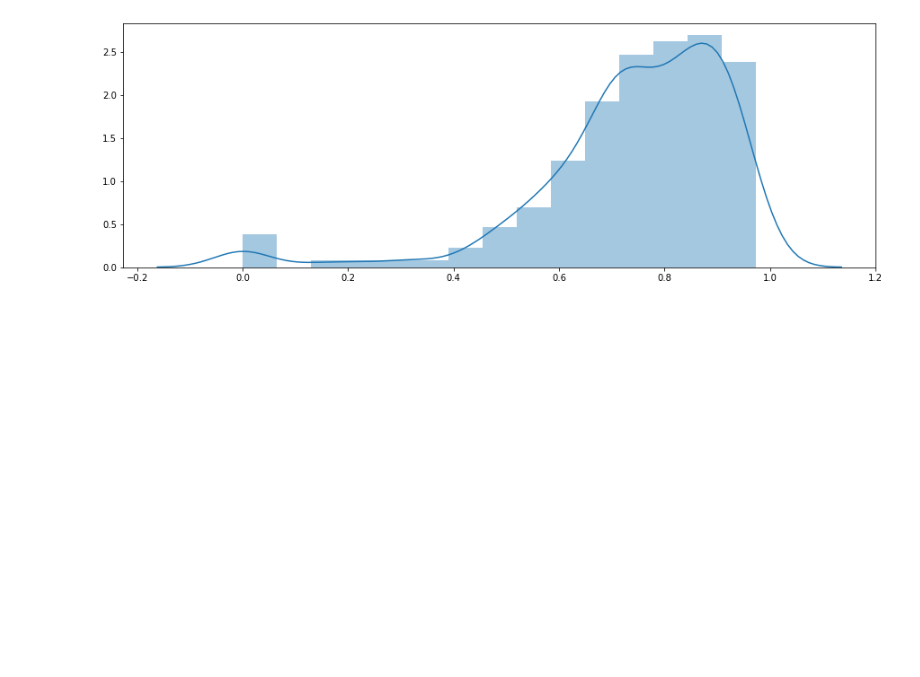
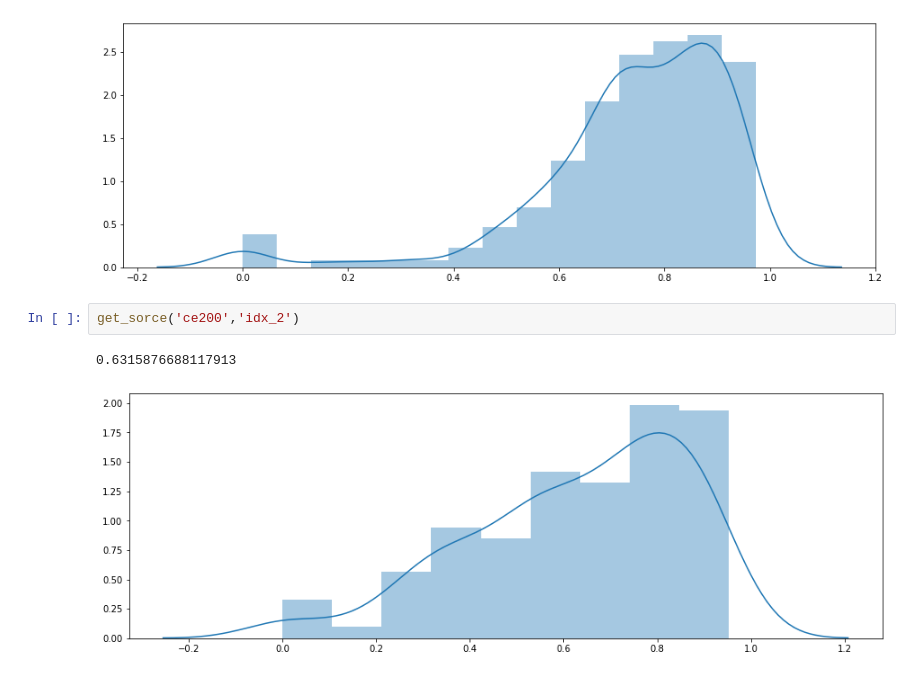
Before and after one commit to sungbohsun/b19, a Jupyter notebook: get_score.ipynb, the cells around one changed output. Drawn from its saved outputs; the diff is of its cells as text; blank space fills up the shorter version.

```diff
--- a/get_score.ipynb
+++ b/get_score.ipynb
@@ -32,3 +33,8 @@ get_sorce('ce200','idx_1')
 # %% [output]
 0.7419336132413423
 [figure]
+# %%
+get_sorce('ce200','idx_2')
+# %% [output]
+0.6315876688117913
+[figure, added]
```
Also changed, not shown: parts of 6 cells of this notebook, 2 other files.
